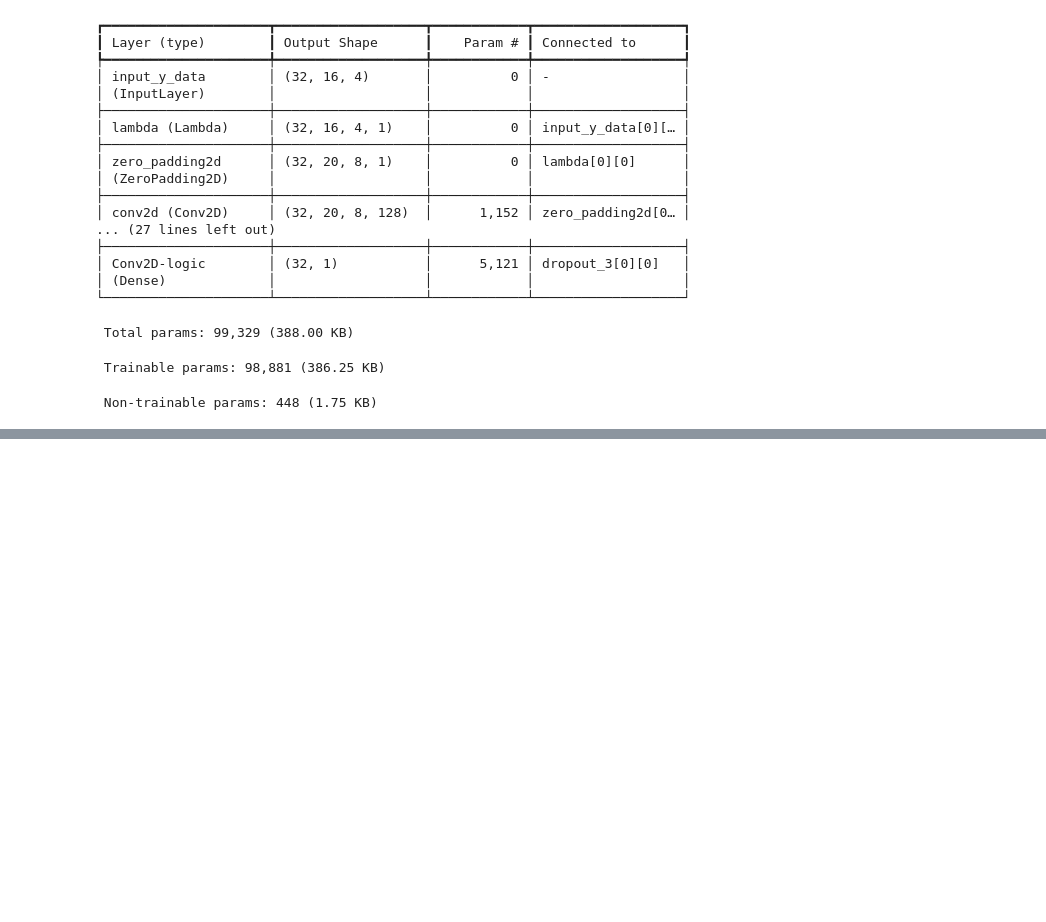
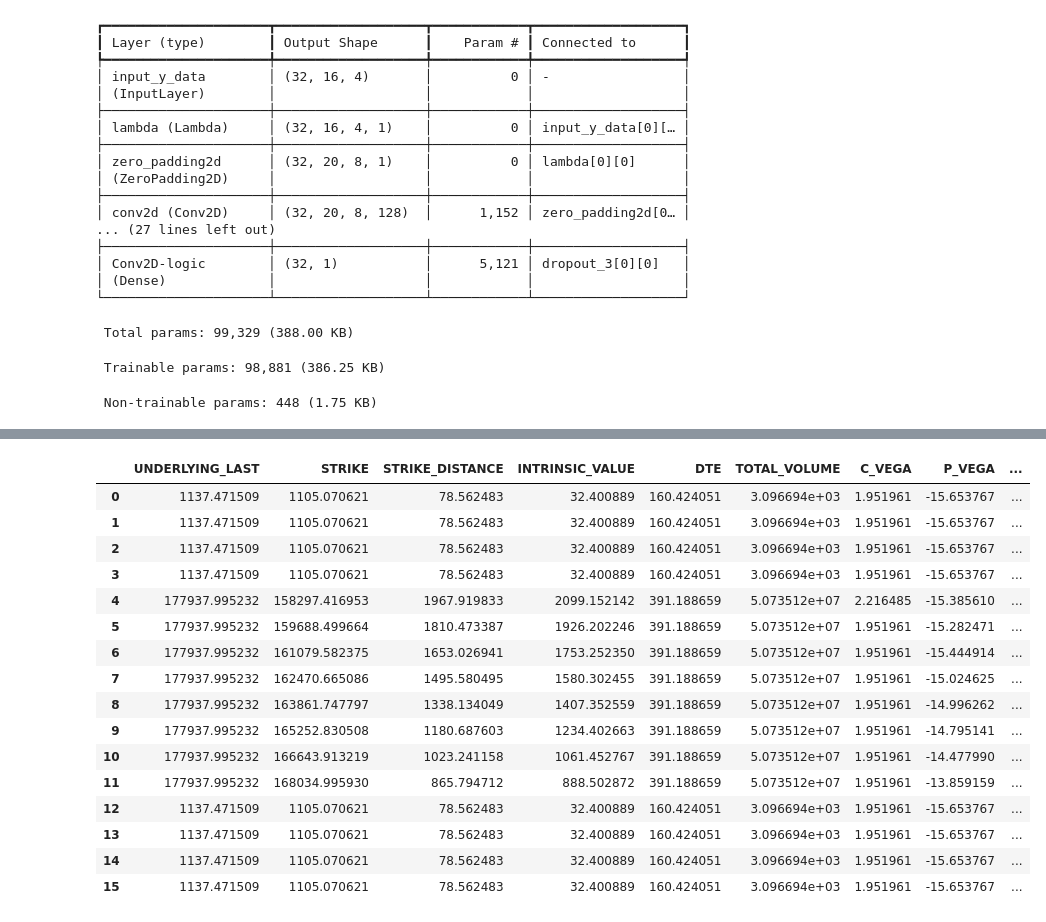
Before and after one commit to Markram-WS/OptionsPriceModel, a Jupyter notebook: wgan-gp.model.ipynb, the cells around one changed output, grey strips where cells are left out. Saved outputs shown, nothing was run; the diff lists cells and outputs as text; code cells hidden in the pictures; blank space fills up the shorter version.

```diff
--- a/wgan-gp.model.ipynb
+++ b/wgan-gp.model.ipynb
@@ -50,7 +44,7 @@ MODEL_PATH = "./models/"
 H5_PATH = './data/OptTrainData/'
 STACK_DATA_SHAPE = np.empty((0,) + (16, len( SCALER_COL)  ) )
 
-WANDB_LOG = True
+WANDB_LOG = False
 RESUME = False
 SUMMARY = True
 log_dir = f"/app/logs/{PROJECT}/"+dt.datetime.now().strftime("%Y%m%d-%H%M%S")
@@ -83,7 +77,7 @@ CONFIG = {
           "use_dropout":True,
           "use_bn":True,
           "transform":True,
-          "discriminator_extra_steps":1
+          "discriminator_extra_steps":1,
           "x_col":select_x,
           "y_col":select_y,
            }
@@ -126,7 +113,9 @@ model = OptionChainGenerator(
             use_dropout=CONFIG["use_dropout"],
             use_bn=CONFIG["use_bn"]
            ),
-    discriminator_extra_steps = CONFIG["discriminator_extra_steps"]
+    discriminator_extra_steps = CONFIG["discriminator_extra_steps"],
+    output_col=select_y,
+    scaler = Scaler
 )
 
 
@@ -314,14 +271,31 @@ SyntaxError: invalid syntax (2094489582.py, line 1)
 # %%
 date_num = 1
-
-
 partd = '2011-12'
 with h5py.File(H5_PATH+partd+".h5", 'r') as f:
     d = f[partd][:]
+#show sample data
 d=Scaler.inverse_transform(
-        d[10]
+        d[15]
     )
 d=pd.DataFrame(
     d
 ,columns=SCALER_COL)
 d
+# %% [output]
+|  | UNDERLYING_LAST | STRIKE | STRIKE_DISTANCE | INTRINSIC_VALUE | DTE | TOTAL_VOLUME | C_VEGA | P_VEGA | ... |
+| 0 | 1137.471509 | 1105.070621 | 78.562483 | 32.400889 | 160.424051 | 3.096694e+03 | 1.951961 | -15.653767 | ... |
+| 1 | 1137.471509 | 1105.070621 | 78.562483 | 32.400889 | 160.424051 | 3.096694e+03 | 1.951961 | -15.653767 | ... |
+| 2 | 1137.471509 | 1105.070621 | 78.562483 | 32.400889 | 160.424051 | 3.096694e+03 | 1.951961 | -15.653767 | ... |
+| 3 | 1137.471509 | 1105.070621 | 78.562483 | 32.400889 | 160.424051 | 3.096694e+03 | 1.951961 | -15.653767 | ... |
+| 4 | 177937.995232 | 158297.416953 | 1967.919833 | 2099.152142 | 391.188659 | 5.073512e+07 | 2.216485 | -15.385610 | ... |
+| 5 | 177937.995232 | 159688.499664 | 1810.473387 | 1926.202246 | 391.188659 | 5.073512e+07 | 1.951961 | -15.282471 | ... |
+| 6 | 177937.995232 | 161079.582375 | 1653.026941 | 1753.252350 | 391.188659 | 5.073512e+07 | 1.951961 | -15.444914 | ... |
+| 7 | 177937.995232 | 162470.665086 | 1495.580495 | 1580.302455 | 391.188659 | 5.073512e+07 | 1.951961 | -15.024625 | ... |
+| 8 | 177937.995232 | 163861.747797 | 1338.134049 | 1407.352559 | 391.188659 | 5.073512e+07 | 1.951961 | -14.996262 | ... |
+| 9 | 177937.995232 | 165252.830508 | 1180.687603 | 1234.402663 | 391.188659 | 5.073512e+07 | 1.951961 | -14.795141 | ... |
+| 10 | 177937.995232 | 166643.913219 | 1023.241158 | 1061.452767 | 391.188659 | 5.073512e+07 | 1.951961 | -14.477990 | ... |
+| 11 | 177937.995232 | 168034.995930 | 865.794712 | 888.502872 | 391.188659 | 5.073512e+07 | 1.951961 | -13.859159 | ... |
+| 12 | 1137.471509 | 1105.070621 | 78.562483 | 32.400889 | 160.424051 | 3.096694e+03 | 1.951961 | -15.653767 | ... |
+| 13 | 1137.471509 | 1105.070621 | 78.562483 | 32.400889 | 160.424051 | 3.096694e+03 | 1.951961 | -15.653767 | ... |
+| 14 | 1137.471509 | 1105.070621 | 78.562483 | 32.400889 | 160.424051 | 3.096694e+03 | 1.951961 | -15.653767 | ... |
+| 15 | 1137.471509 | 1105.070621 | 78.562483 | 32.400889 | 160.424051 | 3.096694e+03 | 1.951961 | -15.653767 | ... |
```
Also changed, not shown: parts of 23 cells of this notebook, 4 other files.
